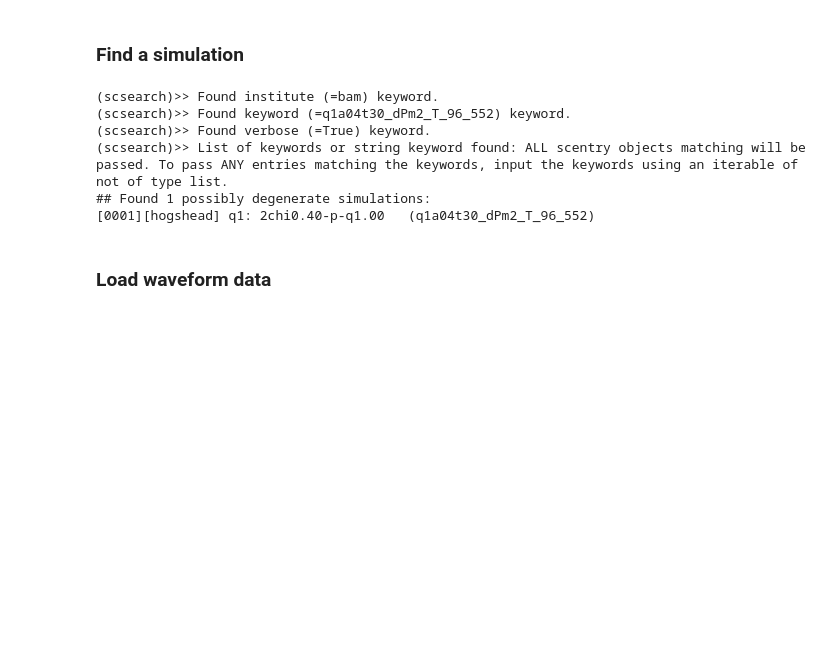
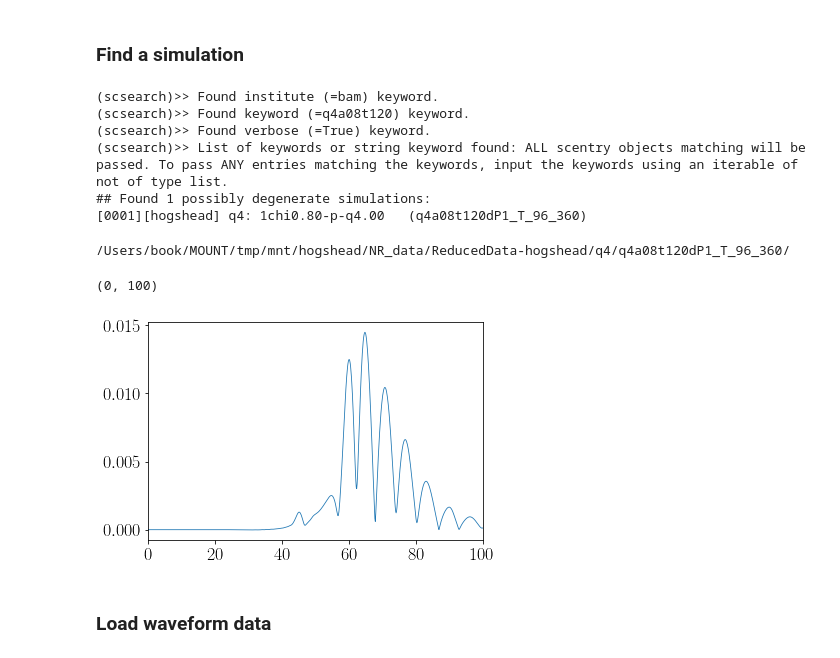
Before and after one commit to llondon6/nrutils_dev, a Jupyter notebook: issues/open/issue3_manipulate_waveform_frame.ipynb, the cells around one changed output. Cells and saved outputs as stored; diff of their text form; code cells hidden in the pictures; blank space fills up the shorter version.

```diff
--- a/issues/open/issue3_manipulate_waveform_frame.ipynb
+++ b/issues/open/issue3_manipulate_waveform_frame.ipynb
@@ -31,18 +32,34 @@ from numpy import *
 ### Find a simulation
 # %%
 # A = scsearch(institute='bam',keyword='q1.2_dqdcp2',verbose=True)
-A = scsearch(institute='bam',keyword='q1a04t30_dPm2_T_96_552',verbose=True)
+A = scsearch(institute='bam',keyword='q4a08t120',verbose=True)
 # A = scsearch(institute='gt',keyword='Sq4_d9_a0.6_oth.090_rr_M140',verbose=True)
 # A = scsearch(q=1,keyword='hrq',verbose=True)
 # A = scsearch(precessing=True,verbose=True)
 # A = scsearch(keyword='EP_um2D10_d6_sz-n88')
 # %% [output]
 (scsearch)>> Found institute (=bam) keyword.
-(scsearch)>> Found keyword (=q1a04t30_dPm2_T_96_552) keyword.
+(scsearch)>> Found keyword (=q4a08t120) keyword.
 (scsearch)>> Found verbose (=True) keyword.
 (scsearch)>> List of keywords or string keyword found: ALL scentry objects matching will be passed. To pass ANY entries matching the keywords, input the keywords using an iterable of not of type list.
 ## Found 1 possibly degenerate simulations:
-[0001][hogshead] q1: 2chi0.40-p-q1.00   (q1a04t30_dPm2_T_96_552)
+[0001][hogshead] q4: 1chi0.80-p-q4.00   (q4a08t120dP1_T_96_360)
+# %%
+a = A[0]
+print a.simdir()
+# %% [output]
+/Users/book/MOUNT/tmp/mnt/hogshead/NR_data/ReducedData-hogshead/q4/q4a08t120dP1_T_96_360/
+# %%
+a = loadtxt('/Users/book/MOUNT/tmp/mnt/hogshead/NR_data/ReducedData-hogshead/q4/q4a08t120dP1_T_96_360/Psi4ModeDecomp/psi3col.r1.l7.l2.m2.gz')
+# %%
+# plot( a[:,0], a[:,1] )
+y = a[:,1]+1j*a[:,2]
+t = a[:,0]
+plot( t, abs(y) )
+xlim([0,100])
+# %% [output]
+(0, 100)
+[figure, added]
 # %% [markdown]
 ### Load waveform data
 # %%
```
Also changed, not shown: parts of 12 cells of this notebook, 5 other files.
